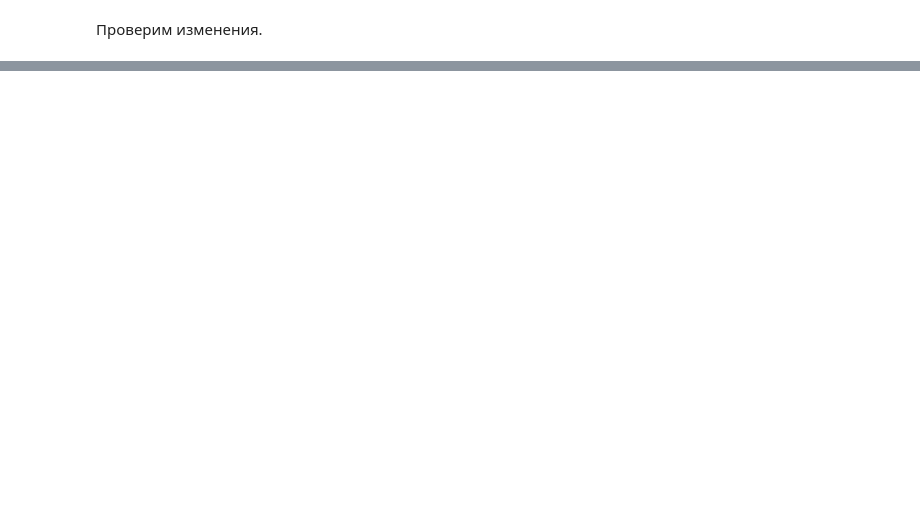
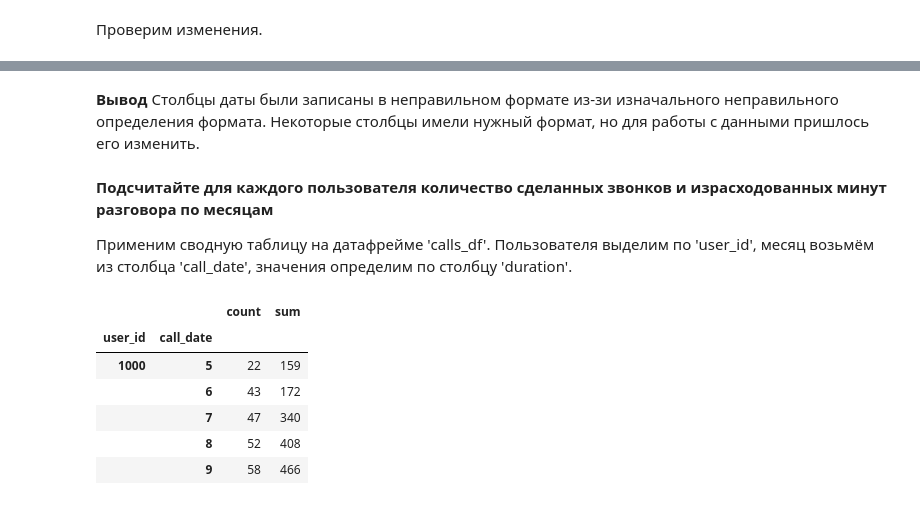
Before and after one commit to kozyreviva/Data_Science, a Jupyter notebook: statistical_analysis.ipynb, the cells around one changed output, grey strips where cells are left out. Drawn from its saved outputs; the diff is of its cells as text; code cells hidden in the pictures; blank space fills up the shorter version.

```diff
--- a/statistical_analysis.ipynb
+++ b/statistical_analysis.ipynb
@@ -209,5 +210,8 @@ internet_df.head()
 # %%
 users_df["reg_date"] = pd.to_datetime(users_df["reg_date"],format = "%Y-%m-%d")
 users_df["churn_date"] = pd.to_datetime(users_df["churn_date"],format = "%Y-%m-%d")
+calls_df["call_date"] = pd.to_datetime(calls_df["call_date"],format = "%Y-%m-%d" )
+messages_df["message_date"] = pd.to_datetime(messages_df["message_date"],format = "%Y-%m-%d")
+internet_df["session_date"] = pd.to_datetime(internet_df["session_date"],format = "%Y-%m-%d" )
 # %% [markdown]
 Проверим изменения.
@@ -231,0 +269,19 @@ memory usage: 31.4+ KB
+# %% [markdown]
+**Вывод**
+Столбцы даты были записаны в неправильном формате из-зи изначального неправильного определения формата. Некоторые столбцы имели нужный формат, но для работы с данными пришлось его изменить.
+# %% [markdown]
+**Подсчитайте для каждого пользователя количество сделанных звонков и израсходованных минут разговора по месяцам**
+
+Применим сводную таблицу на датафрейме 'calls_df'.
+Пользователя выделим по 'user_id', месяц возьмём из столбца 'call_date', значения определим по столбцу 'duration'.
+# %%
+pt_calls = calls_df.pivot_table(index = ["user_id",calls_df.call_date.dt.month],values = "duration", aggfunc = ("count","sum"))
+pt_calls.head()
+# %% [output]
+|  |  | count | sum |
+| user_id | call_date |  |  |
+| 1000 | 5 | 22 | 159 |
+|  | 6 | 43 | 172 |
+|  | 7 | 47 | 340 |
+|  | 8 | 52 | 408 |
+|  | 9 | 58 | 466 |
```
Also changed, not shown: parts of 19 cells of this notebook.
